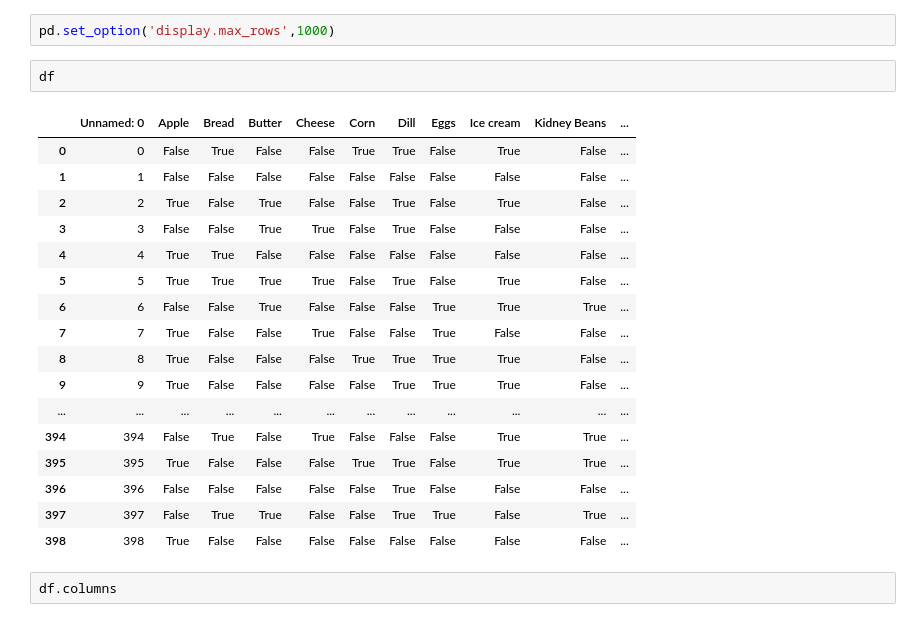
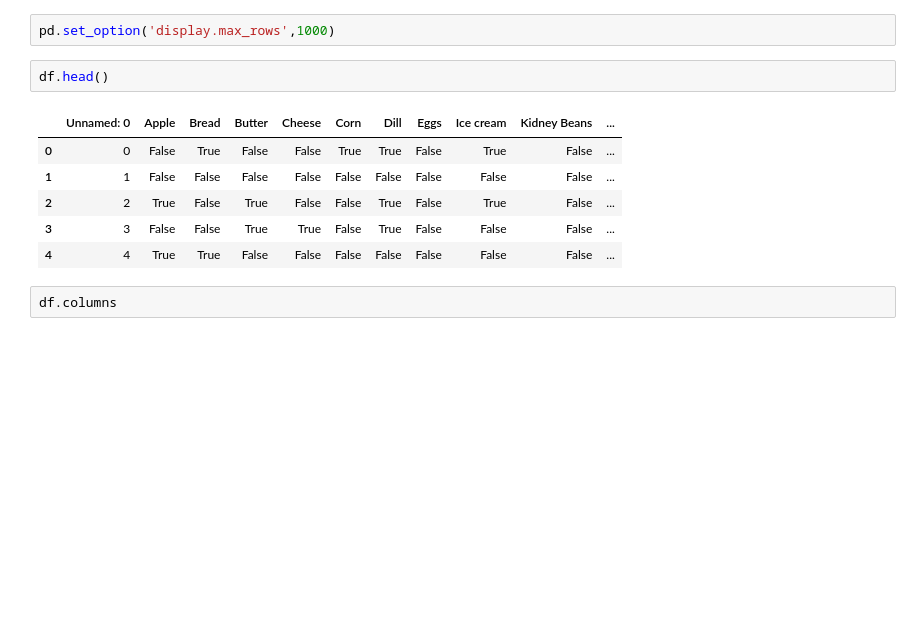
Before and after one commit to Rajkishor01/Resume, a Jupyter notebook: Market Basket Analysis.ipynb, the cells around one changed output. Drawn from its saved outputs; the diff is of its cells as text; blank space fills up the shorter version.

```diff
--- a/Market Basket Analysis.ipynb
+++ b/Market Basket Analysis.ipynb
@@ -16,25 +16,14 @@ df.shape
 # %%
 pd.set_option('display.max_rows',1000)
 # %%
-df
+df.head()
 # %% [output]
 |  | Unnamed: 0 | Apple | Bread | Butter | Cheese | Corn | Dill | Eggs | Ice cream | Kidney Beans | ... |
 | 0 | 0 | False | True | False | False | True | True | False | True | False | ... |
 | 1 | 1 | False | False | False | False | False | False | False | False | False | ... |
 | 2 | 2 | True | False | True | False | False | True | False | True | False | ... |
 | 3 | 3 | False | False | True | True | False | True | False | False | False | ... |
 | 4 | 4 | True | True | False | False | False | False | False | False | False | ... |
-| 5 | 5 | True | True | True | True | False | True | False | True | False | ... |
-| 6 | 6 | False | False | True | False | False | False | True | True | True | ... |
-| 7 | 7 | True | False | False | True | False | False | True | False | False | ... |
-| 8 | 8 | True | False | False | False | True | True | True | True | False | ... |
-| 9 | 9 | True | False | False | False | False | True | True | True | False | ... |
-| ... | ... | ... | ... | ... | ... | ... | ... | ... | ... | ... | ... |
-| 394 | 394 | False | True | False | True | False | False | False | True | True | ... |
-| 395 | 395 | True | False | False | False | True | True | False | True | True | ... |
-| 396 | 396 | False | False | False | False | False | True | False | False | False | ... |
-| 397 | 397 | False | True | True | False | False | True | True | False | True | ... |
-| 398 | 398 | True | False | False | False | False | False | False | False | False | ... |
 # %%
 df.columns
 # %% [output]
```
Also changed, not shown: parts of 4 cells of this notebook, 3 other files.
